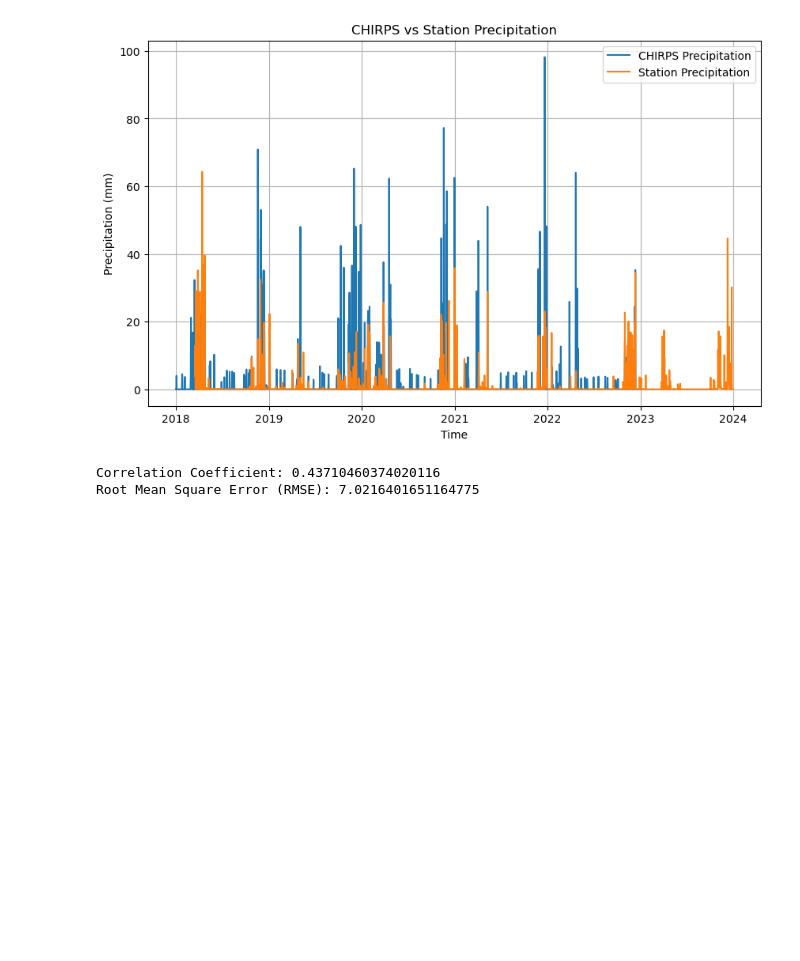
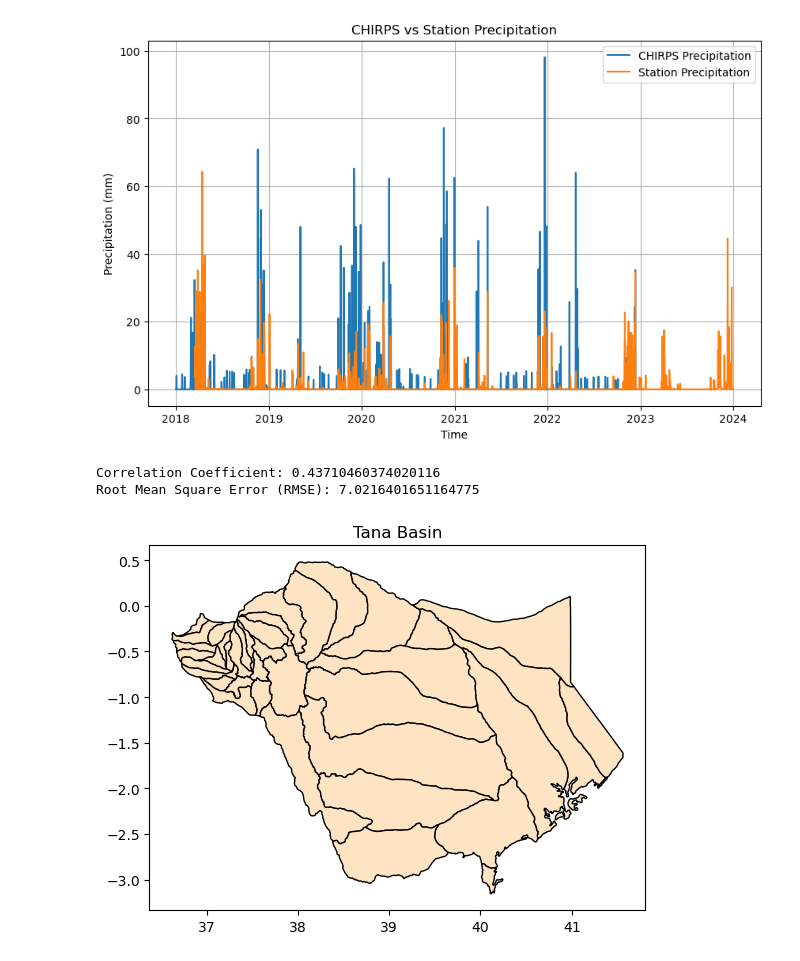
Before and after one commit to pjdebruijn2505/Git_mdp, a Jupyter notebook: data_processing/data_processing_Satellite.ipynb, the cells around one changed output. Drawn from its saved outputs; the diff is of its cells as text; code cells hidden in the pictures; blank space fills up the shorter version.

```diff
--- a/data_processing/data_processing_Satellite.ipynb
+++ b/data_processing/data_processing_Satellite.ipynb
@@ -313,20 +195,25 @@ if __name__ == "__main__":
 Correlation Coefficient: 0.43710460374020116
 Root Mean Square Error (RMSE): 7.0216401651164775
 # %%
-from shapely.geometry import Point
-
-# plot the catchment area
-shape_path = os.path.join(data, 'OneDrive - Delft University of Technology', 'TU Delft', 'Master ENVM', 'MDP', 'Model', 'Data', 'Shapefiles')
+# Read the shapefile of the specified location
 shape_file = os.path.join(shape_path, '*.gpkg')
 shape_files = glob.glob(shape_file)
 gdfs = []
 
 for file in shape_files:
     gdf = gpd.read_file(file)
     gdfs.append(gdf)
 
 merged_gdfs = gpd.GeoDataFrame(pd.concat(gdfs, ignore_index=True))
-# merged_gdfs.plot(color = 'bisque', edgecolor = 'black')
+
+# Plot the shapefile
+ax = merged_gdfs.plot(color='bisque', edgecolor='black')
+# Add a title to the plot
+plt.title('Tana Basin')
+
+plt.show()
+# %% [output]
+[figure, added]
 # %%
 chirps_file['time']
 start_date = '2023-10-01'
```
Also changed, not shown: parts of 22 cells of this notebook.
